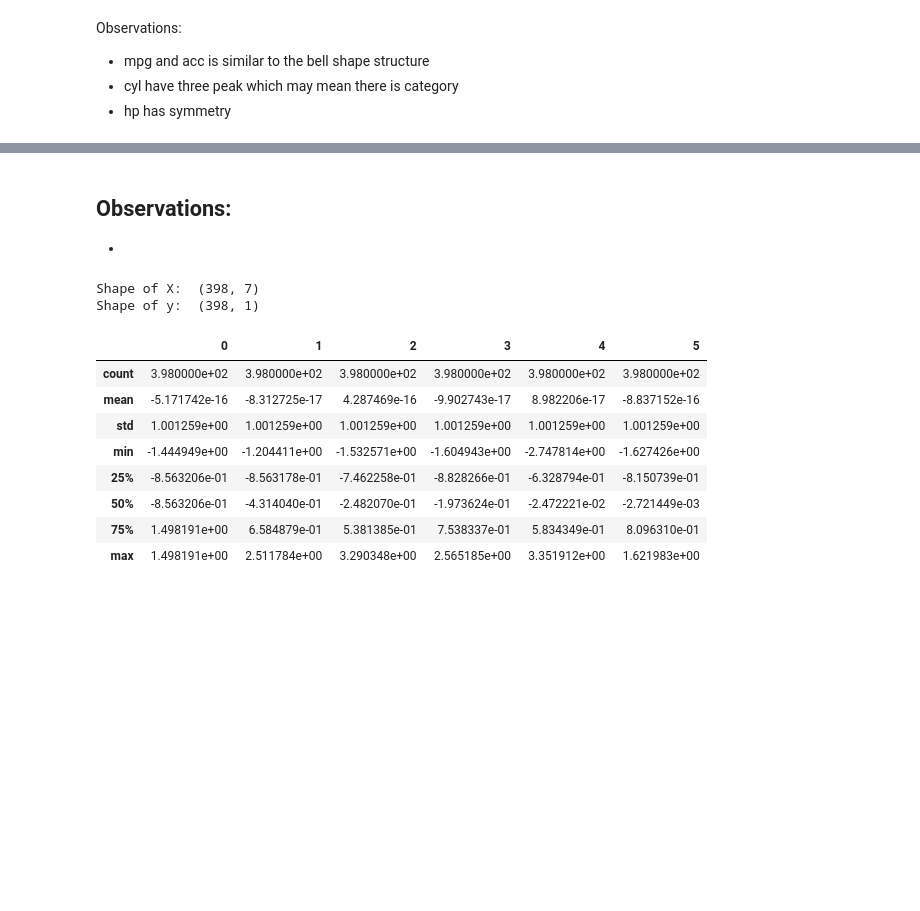
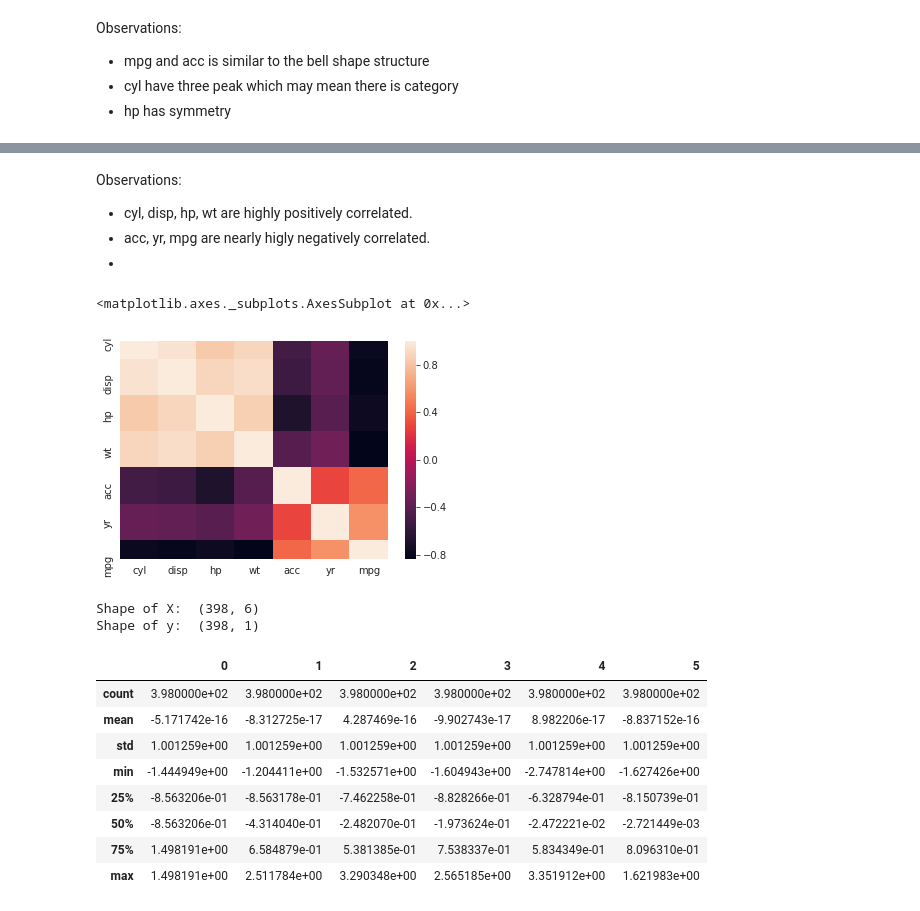
Before and after one commit to GreatLearningAIML1/pune-july19-batch-maheshwariumang, a Jupyter notebook: Residency 4/Unsupervised_Learning_R4_Project1.ipynb, the cells around one changed output, grey strips where cells are left out. Saved outputs shown, nothing was run; the diff lists cells and outputs as text; code cells hidden in the pictures; blank space fills up the shorter version.

```diff
--- a/Residency 4/Unsupervised_Learning_R4_Project1.ipynb
+++ b/Residency 4/Unsupervised_Learning_R4_Project1.ipynb
@@ -189,19 +189,27 @@ sns.pairplot(data=car_data, diag_kind='kde', palette='rainbow');
-# %% [markdown]
-Observations:
--
--
+# %% [markdown]
+Observations:
+- cyl, disp, hp, wt are highly positively correlated.
+- acc, yr, mpg are nearly higly negatively correlated.
+-
+# %%
+corr = car_data.corr()
+# %%
+sns.heatmap(corr)
+# %% [output]
+<matplotlib.axes._subplots.AxesSubplot at 0x...>
+[figure, added]
 # %%
 # features
-X = car_data.drop('mpg', axis=1, inplace=False)
+X = car_data.drop(['mpg', 'car name'], axis=1, inplace=False)
 
 # labels
-y = car_data[['hp']]
+y = car_data[['mpg']]
 
 # printing out shape
 print("Shape of X: ", X.shape)
 print("Shape of y: ", y.shape)
 # %% [output]
-Shape of X:  (398, 7)
+Shape of X:  (398, 6)
 Shape of y:  (398, 1)
 # %%
 # standardizing the data
```
Also changed, not shown: parts of 21 cells of this notebook.
